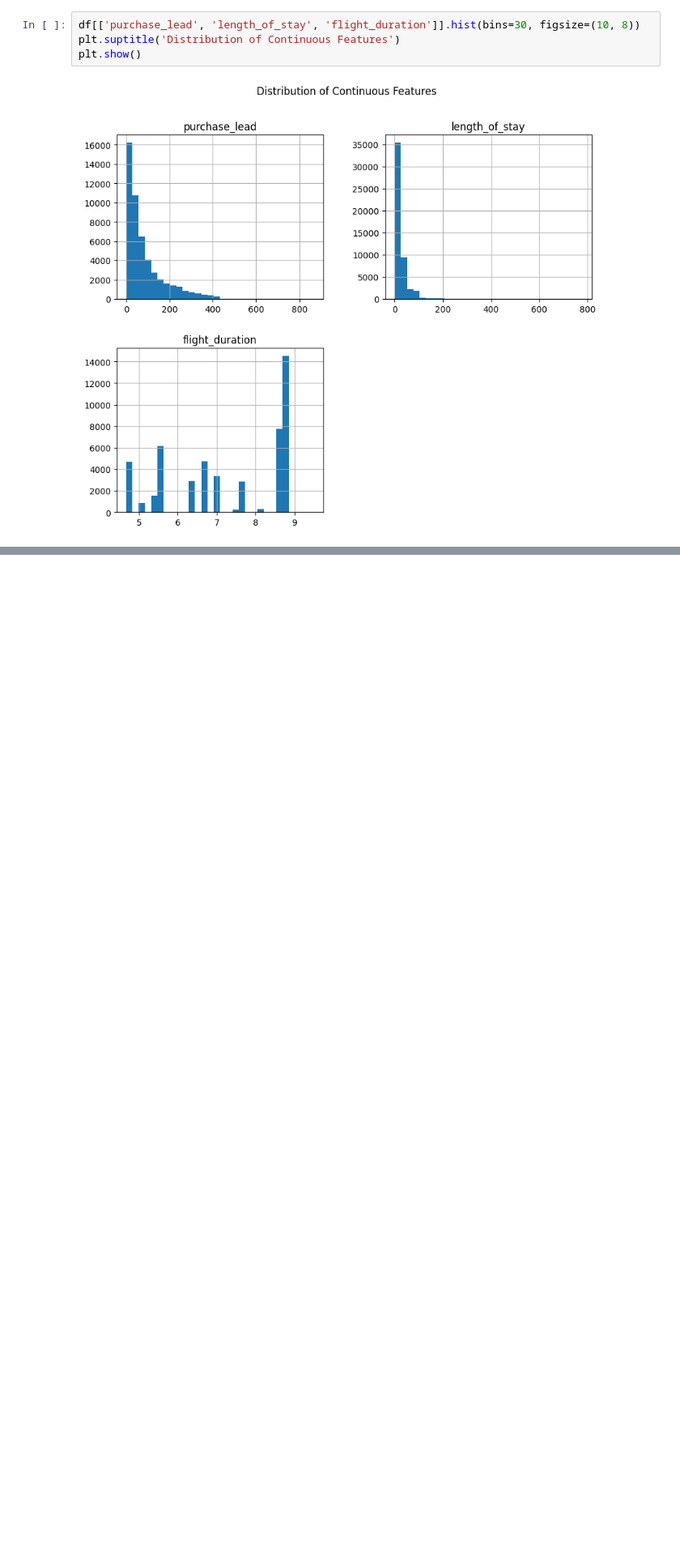
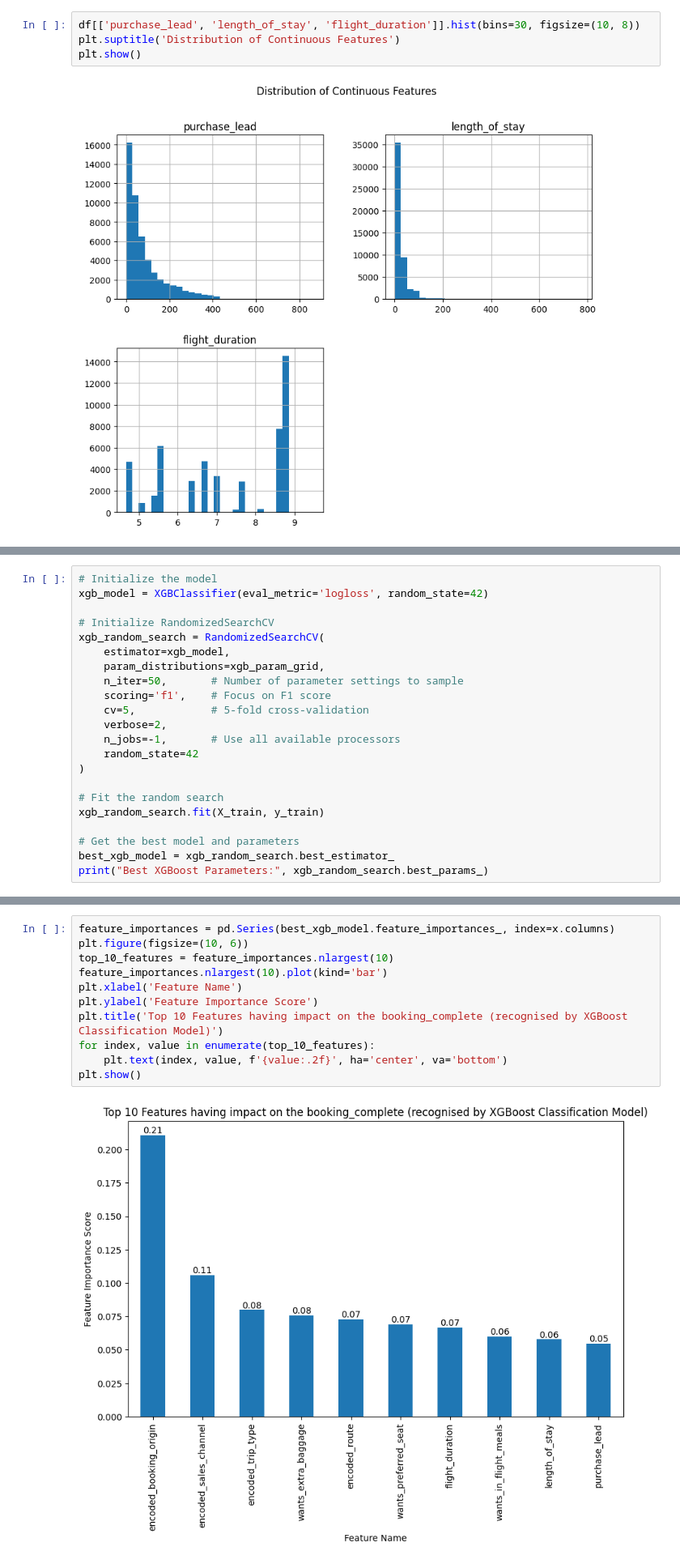
Before and after one commit to dawilwest/British_Airways_Job_Simulation, a Jupyter notebook: Task_2/Getting Started.ipynb, the cells around one changed output, grey strips where cells are left out. Shown at 81% size. Drawn from its saved outputs; the diff is of its cells as text; blank space fills up the shorter version.

```diff
--- a/Task_2/Getting Started.ipynb
+++ b/Task_2/Getting Started.ipynb
@@ -239,0 +543,22 @@ plt.show()
+# %%
+# Initialize the model
+xgb_model = XGBClassifier(eval_metric='logloss', random_state=42)
+
+# Initialize RandomizedSearchCV
+xgb_random_search = RandomizedSearchCV(
+    estimator=xgb_model,
+    param_distributions=xgb_param_grid,
+    n_iter=50,       # Number of parameter settings to sample
+    scoring='f1',    # Focus on F1 score
+    cv=5,            # 5-fold cross-validation
+    verbose=2,
+    n_jobs=-1,       # Use all available processors
+    random_state=42
+)
+
+# Fit the random search
+xgb_random_search.fit(X_train, y_train)
+
+# Get the best model and parameters
+best_xgb_model = xgb_random_search.best_estimator_
+print("Best XGBoost Parameters:", xgb_random_search.best_params_)
@@ -239,0 +634,13 @@ plt.show()
+# %%
+feature_importances = pd.Series(best_xgb_model.feature_importances_, index=x.columns)
+plt.figure(figsize=(10, 6))
+top_10_features = feature_importances.nlargest(10)
+feature_importances.nlargest(10).plot(kind='bar')
+plt.xlabel('Feature Name')
+plt.ylabel('Feature Importance Score')
+plt.title('Top 10 Features having impact on the booking_complete (recognised by XGBoost Classification Model)')
+for index, value in enumerate(top_10_features):
+    plt.text(index, value, f'{value:.2f}', ha='center', va='bottom')
+plt.show()
+# %% [output]
+[figure, added]
```
Also changed, not shown: parts of 66 cells of this notebook, 1 other file.
